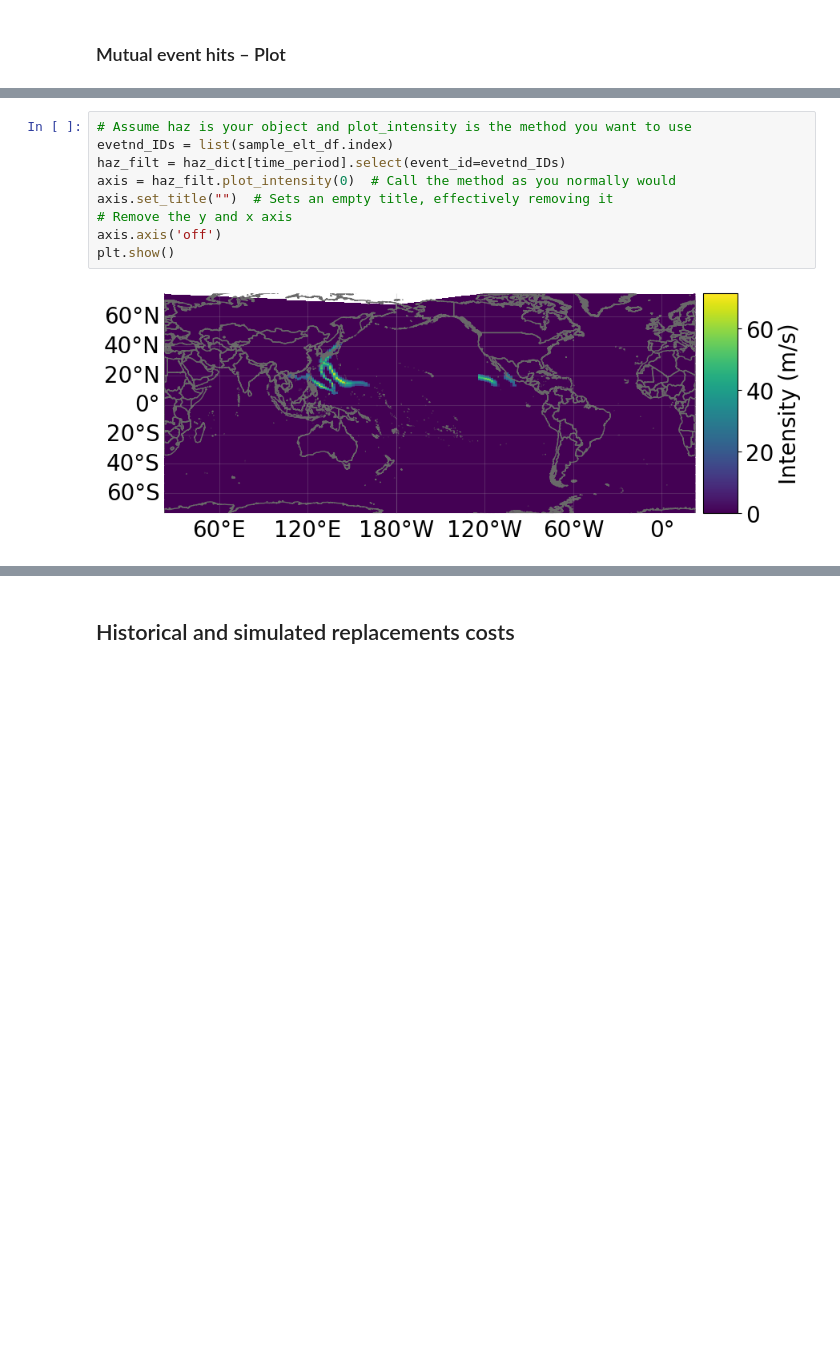
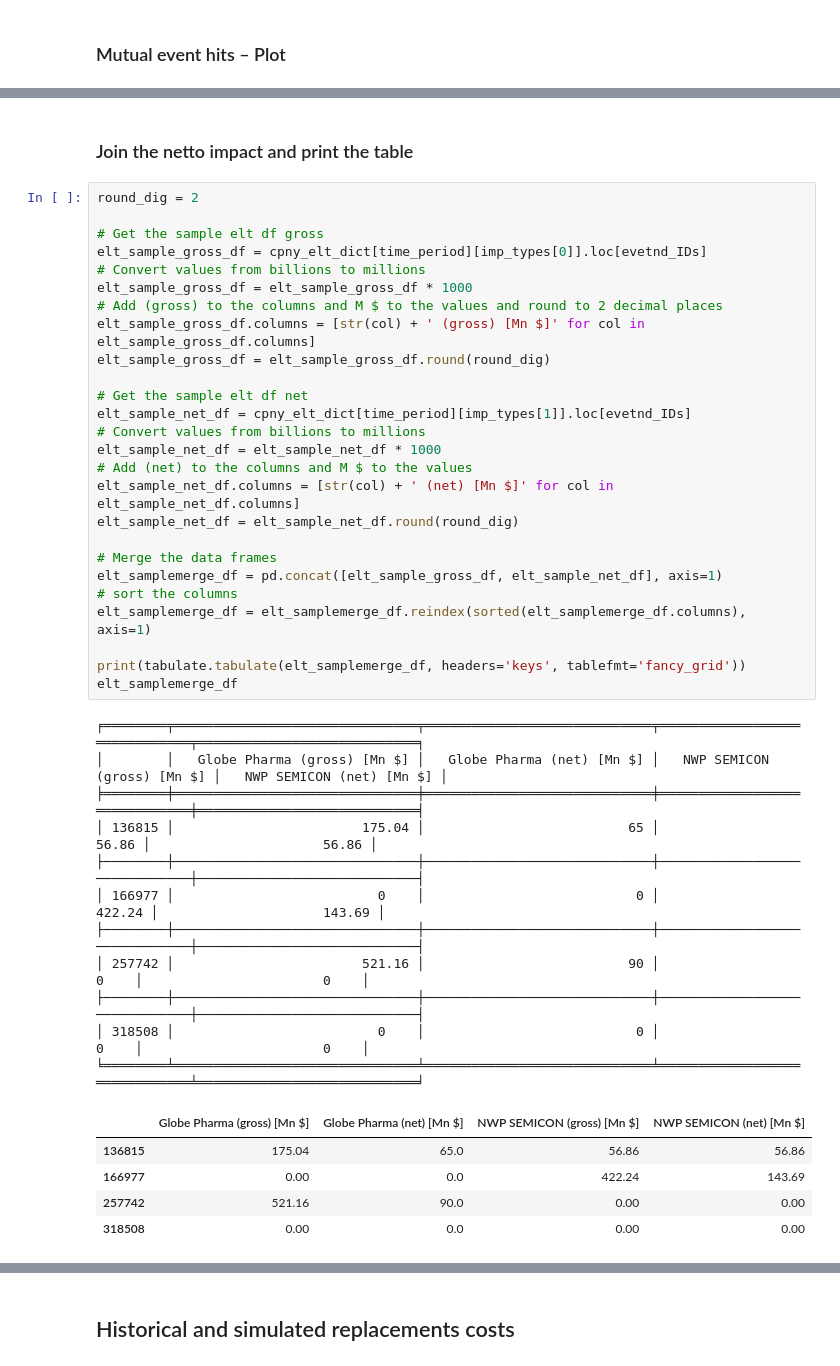
Before and after one commit to viggowat/202312_TCFD_project, a Jupyter notebook: company_analysis.ipynb, the cells around one changed output, grey strips where cells are left out. Drawn from its saved outputs; the diff is of its cells as text; blank space fills up the shorter version.

```diff
--- a/company_analysis.ipynb
+++ b/company_analysis.ipynb
@@ -695,11 +466,45 @@ print(tabulate.tabulate(sample_elt_df, headers='keys', tablefmt='fancy_grid'))
-# %%
-# Assume haz is your object and plot_intensity is the method you want to use
-evetnd_IDs = list(sample_elt_df.index)
-haz_filt = haz_dict[time_period].select(event_id=evetnd_IDs)
-axis = haz_filt.plot_intensity(0)  # Call the method as you normally would
-axis.set_title("")  # Sets an empty title, effectively removing it
-# Remove the y and x axis
-axis.axis('off')
-plt.show()
-# %% [output]
-[figure, removed]
+# %% [markdown]
+### Join the netto impact and print the table
+# %%
+round_dig = 2
+
+# Get the sample elt df gross
+elt_sample_gross_df = cpny_elt_dict[time_period][imp_types[0]].loc[evetnd_IDs]
+# Convert values from billions to millions
+elt_sample_gross_df = elt_sample_gross_df * 1000
+# Add (gross) to the columns and M $ to the values and round to 2 decimal places
+elt_sample_gross_df.columns = [str(col) + ' (gross) [Mn $]' for col in elt_sample_gross_df.columns]
+elt_sample_gross_df = elt_sample_gross_df.round(round_dig)
+
+# Get the sample elt df net
+elt_sample_net_df = cpny_elt_dict[time_period][imp_types[1]].loc[evetnd_IDs]
+# Convert values from billions to millions
+elt_sample_net_df = elt_sample_net_df * 1000
+# Add (net) to the columns and M $ to the values
+elt_sample_net_df.columns = [str(col) + ' (net) [Mn $]' for col in elt_sample_net_df.columns]
+elt_sample_net_df = elt_sample_net_df.round(round_dig)
+
+# Merge the data frames
+elt_samplemerge_df = pd.concat([elt_sample_gross_df, elt_sample_net_df], axis=1)
+# sort the columns
+elt_samplemerge_df = elt_samplemerge_df.reindex(sorted(elt_samplemerge_df.columns), axis=1)
+
+print(tabulate.tabulate(elt_samplemerge_df, headers='keys', tablefmt='fancy_grid'))
+elt_samplemerge_df
+# %% [output]
+╒════════╤═══════════════════════════════╤═════════════════════════════╤══════════════════════════════╤════════════════════════════╕
+│        │   Globe Pharma (gross) [Mn $] │   Globe Pharma (net) [Mn $] │   NWP SEMICON (gross) [Mn $] │   NWP SEMICON (net) [Mn $] │
+╞════════╪═══════════════════════════════╪═════════════════════════════╪══════════════════════════════╪════════════════════════════╡
+│ 136815 │                        175.04 │                          65 │                        56.86 │                      56.86 │
+├────────┼───────────────────────────────┼─────────────────────────────┼──────────────────────────────┼────────────────────────────┤
+│ 166977 │                          0    │                           0 │                       422.24 │                     143.69 │
+├────────┼───────────────────────────────┼─────────────────────────────┼──────────────────────────────┼────────────────────────────┤
+│ 257742 │                        521.16 │                          90 │                         0    │                       0    │
+├────────┼───────────────────────────────┼─────────────────────────────┼──────────────────────────────┼────────────────────────────┤
+│ 318508 │                          0    │                           0 │                         0    │                       0    │
+╘════════╧═══════════════════════════════╧═════════════════════════════╧══════════════════════════════╧════════════════════════════╛
+|  | Globe Pharma (gross) [Mn $] | Globe Pharma (net) [Mn $] | NWP SEMICON (gross) [Mn $] | NWP SEMICON (net) [Mn $] |
+| 136815 | 175.04 | 65.0 | 56.86 | 56.86 |
+| 166977 | 0.00 | 0.0 | 422.24 | 143.69 |
+| 257742 | 521.16 | 90.0 | 0.00 | 0.00 |
+| 318508 | 0.00 | 0.0 | 0.00 | 0.00 |
```
Also changed, not shown: parts of 30 cells of this notebook, 1 other file.
